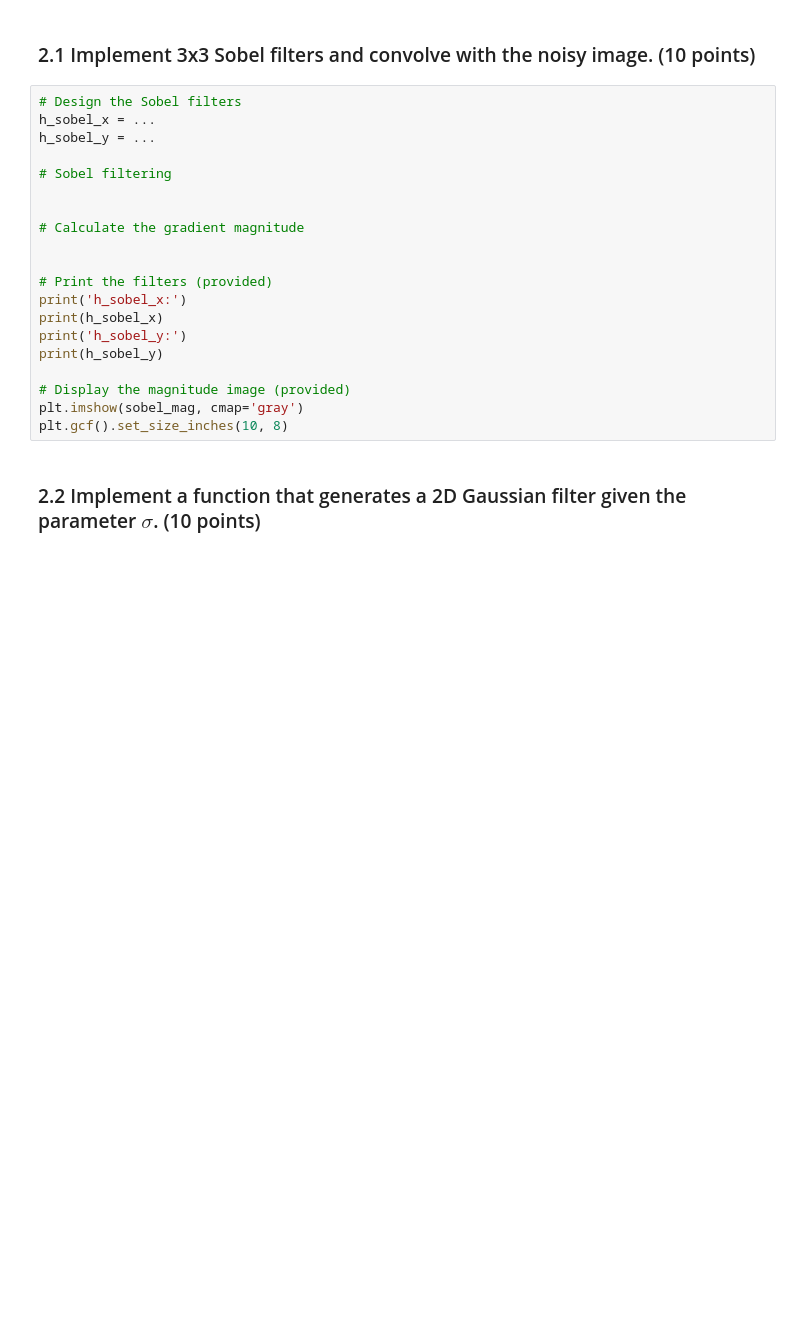
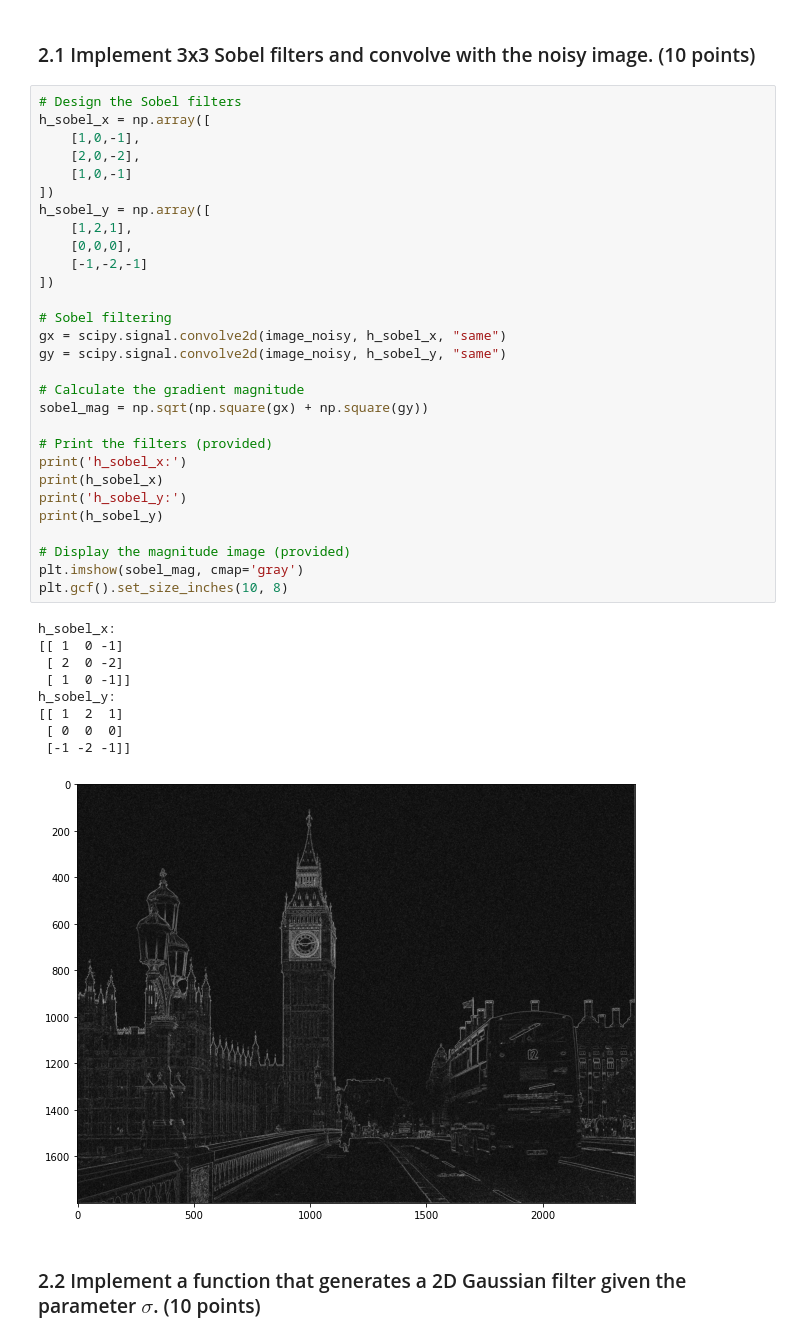
Before and after one commit to olly-larkin/Computer_Vision_2021, a Jupyter notebook: coursework_01/coursework_01.ipynb, the cells around one changed output. Saved outputs shown, nothing was run; the diff lists cells and outputs as text; blank space fills up the shorter version.

```diff
--- a/coursework_01/coursework_01.ipynb
+++ b/coursework_01/coursework_01.ipynb
@@ -91,24 +104,43 @@ Perform edge detection using Sobel filters, as well as Gaussian + Sobel filters
 ### 2.1 Implement 3x3 Sobel filters and convolve with the noisy image. (10 points)
 # %%
 # Design the Sobel filters
-h_sobel_x = ...
-h_sobel_y = ...
+h_sobel_x = np.array([
+    [1,0,-1],
+    [2,0,-2],
+    [1,0,-1]
+])
+h_sobel_y = np.array([
+    [1,2,1],
+    [0,0,0],
+    [-1,-2,-1]
+])
 
 # Sobel filtering
-
+gx = scipy.signal.convolve2d(image_noisy, h_sobel_x, "same")
+gy = scipy.signal.convolve2d(image_noisy, h_sobel_y, "same")
 
 # Calculate the gradient magnitude
-
+sobel_mag = np.sqrt(np.square(gx) + np.square(gy))
 
 # Print the filters (provided)
 print('h_sobel_x:')
 print(h_sobel_x)
 print('h_sobel_y:')
 print(h_sobel_y)
 
 # Display the magnitude image (provided)
 plt.imshow(sobel_mag, cmap='gray')
 plt.gcf().set_size_inches(10, 8)
+# %% [output]
+h_sobel_x:
+[[ 1  0 -1]
+ [ 2  0 -2]
+ [ 1  0 -1]]
+h_sobel_y:
+[[ 1  2  1]
+ [ 0  0  0]
+ [-1 -2 -1]]
+[figure, added]
 # %% [markdown]
 ### 2.2 Implement a function that generates a 2D Gaussian filter given the parameter $\sigma$. (10 points)
 # %%
```
Also changed, not shown: parts of 15 cells of this notebook, 1 other file.
